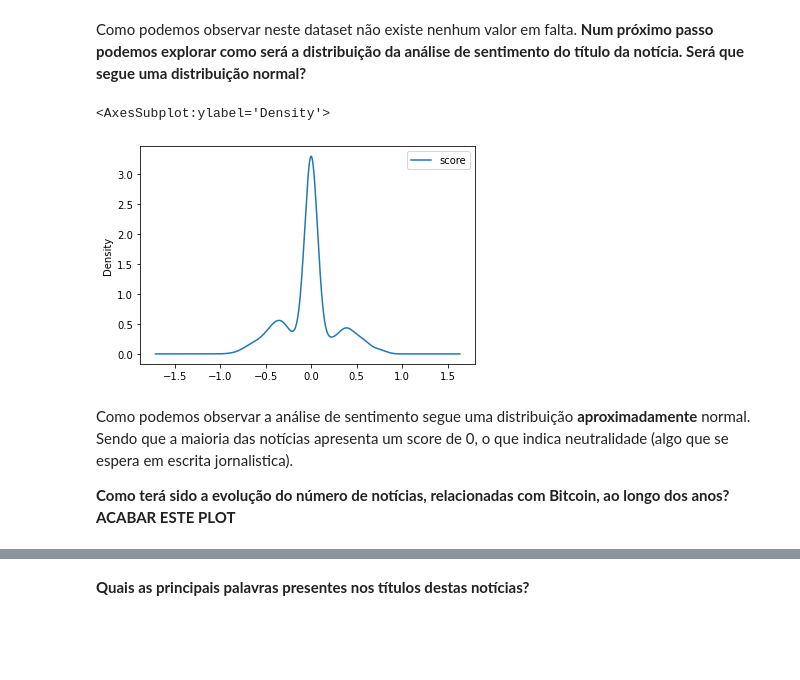
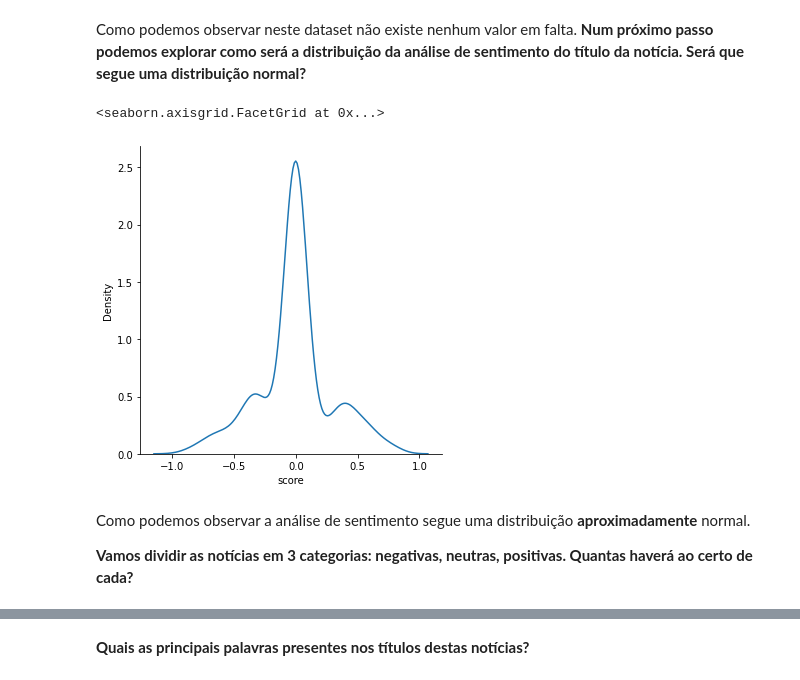
Before and after one commit to lpcatalao/Business_Intel_2021, a Jupyter notebook: EDA.ipynb, the cells around one changed output, grey strips where cells are left out. Cells and saved outputs as stored; diff of their text form; code cells hidden in the pictures; blank space fills up the shorter version.

```diff
--- a/EDA.ipynb
+++ b/EDA.ipynb
@@ -88,3 +132,5 @@ Como podemos observar não foi necessário apagar nenhuma linha, utilizando a m
+# %%
+bitcoin_df = bitcoin_df.loc[bitcoin_df.index.year>=2016]
 # %% [markdown]
 ## 1.2 Dataset Tweets do Elon Musk
 Este dataset está dividido em vários ficheiros `.csv`, um para cada ano (2010-2021).
@@ -218,3 +319,6 @@ news_df.head()
+# %%
+# Filtrar noticias para apenas os que contenham "bitcoin", "criptocurrency" ou "cripto"
+news_df = news_df[news_df['title'].str.lower().str.contains('bitcoin|criptocurrency|cripto')]
 # %% [markdown]
 Como podemos observar este dataset não apresenta um elevado número de *features*, havendo apenas um `timestamp` (que deverá ser convertido para data), um `title` (título da notícia), e um `score`. Este `score` indica a positividade/negatividade presente no título da notícia (**sentiment analysis**), e foi previamente calculado usando a biblioteca de processamento de linguagem natural `nltk`.
 # %%
@@ -247,3 +350,5 @@ news_df
+# %%
+news_df= news_df[news_df.index.date < max(bitcoin_df.index.date)]
 # %% [markdown]
 Quantas notícias temos?
 # %%
@@ -262,11 +367,12 @@ dtype: int64
 Como podemos observar neste dataset não existe nenhum valor em falta.
 **Num próximo passo podemos explorar como será a distribuição da análise de sentimento do título da notícia. Será que segue uma distribuição normal?**
 # %%
-news_df.plot.kde()
+import seaborn as sns
+sns.displot(news_df, x="score", kind="kde")
 # %% [output]
-<AxesSubplot:ylabel='Density'>
+<seaborn.axisgrid.FacetGrid at 0x...>
-[figure, old version]
+[figure, new version]
 # %% [markdown]
-Como podemos observar a análise de sentimento segue uma distribuição **aproximadamente** normal. Sendo que a maioria das notícias apresenta um score de 0, o que indica neutralidade (algo que se espera em escrita jornalistica).
+Como podemos observar a análise de sentimento segue uma distribuição **aproximadamente** normal.
 
-**Como terá sido a evolução do número de notícias, relacionadas com Bitcoin, ao longo dos anos?** **ACABAR ESTE PLOT**
+**Vamos dividir as notícias em 3 categorias: negativas, neutras, positivas. Quantas haverá ao certo de cada?**
```
Also changed, not shown: parts of 44 cells of this notebook, 1 other file.
